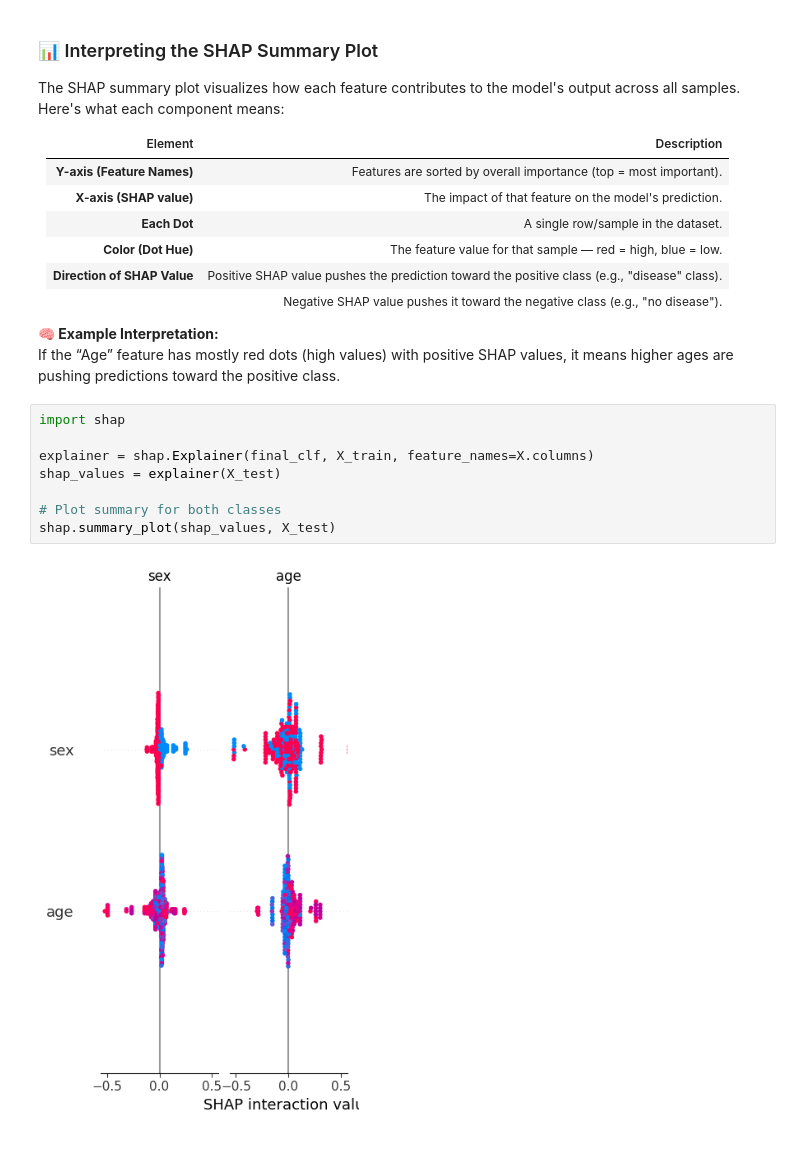
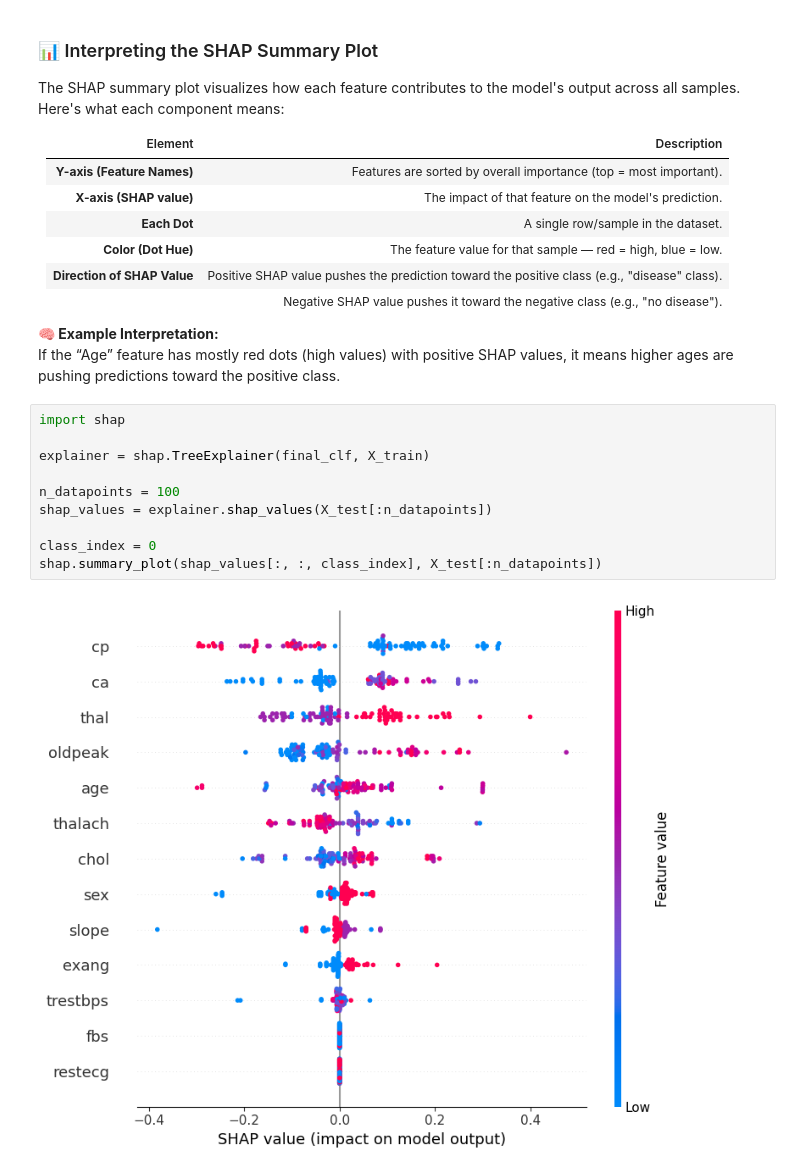
Before and after one commit to Moji131/decision_tree_tutorial, a Jupyter notebook: 02_decision_tree_classification.ipynb, the cells around one changed output. Saved outputs shown, nothing was run; the diff lists cells and outputs as text.

```diff
--- a/02_decision_tree_classification.ipynb
+++ b/02_decision_tree_classification.ipynb
@@ -181,13 +181,15 @@ The SHAP summary plot visualizes how each feature contributes to the model's out
 
 **🧠 Example Interpretation:**
 If the “Age” feature has mostly red dots (high values) with positive SHAP values, it means higher ages are pushing predictions toward the positive class.
-# %%
-import shap
-
-explainer = shap.Explainer(final_clf, X_train, feature_names=X.columns)
-shap_values = explainer(X_test)
-
-# Plot summary for both classes
-shap.summary_plot(shap_values, X_test)
-# %% [output]
-[figure, removed]
+# %%
+import shap
+
+explainer = shap.TreeExplainer(final_clf, X_train)
+
+n_datapoints = 100
+shap_values = explainer.shap_values(X_test[:n_datapoints])
+
+class_index = 0
+shap.summary_plot(shap_values[:, :, class_index], X_test[:n_datapoints])
+# %% [output]
+[figure, added]
```
Also changed, not shown: parts of 1 cell of this notebook, 22 other files.
